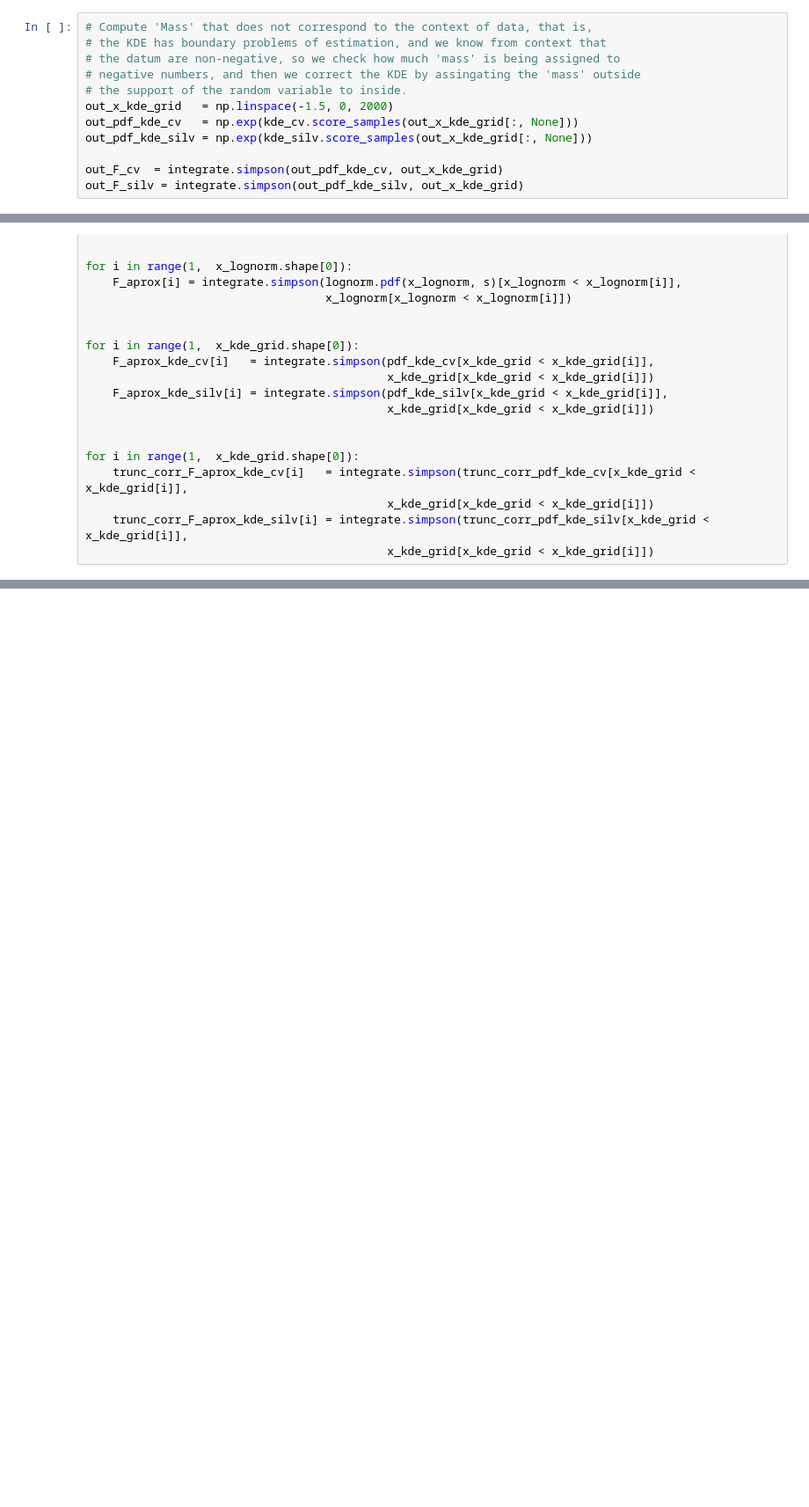
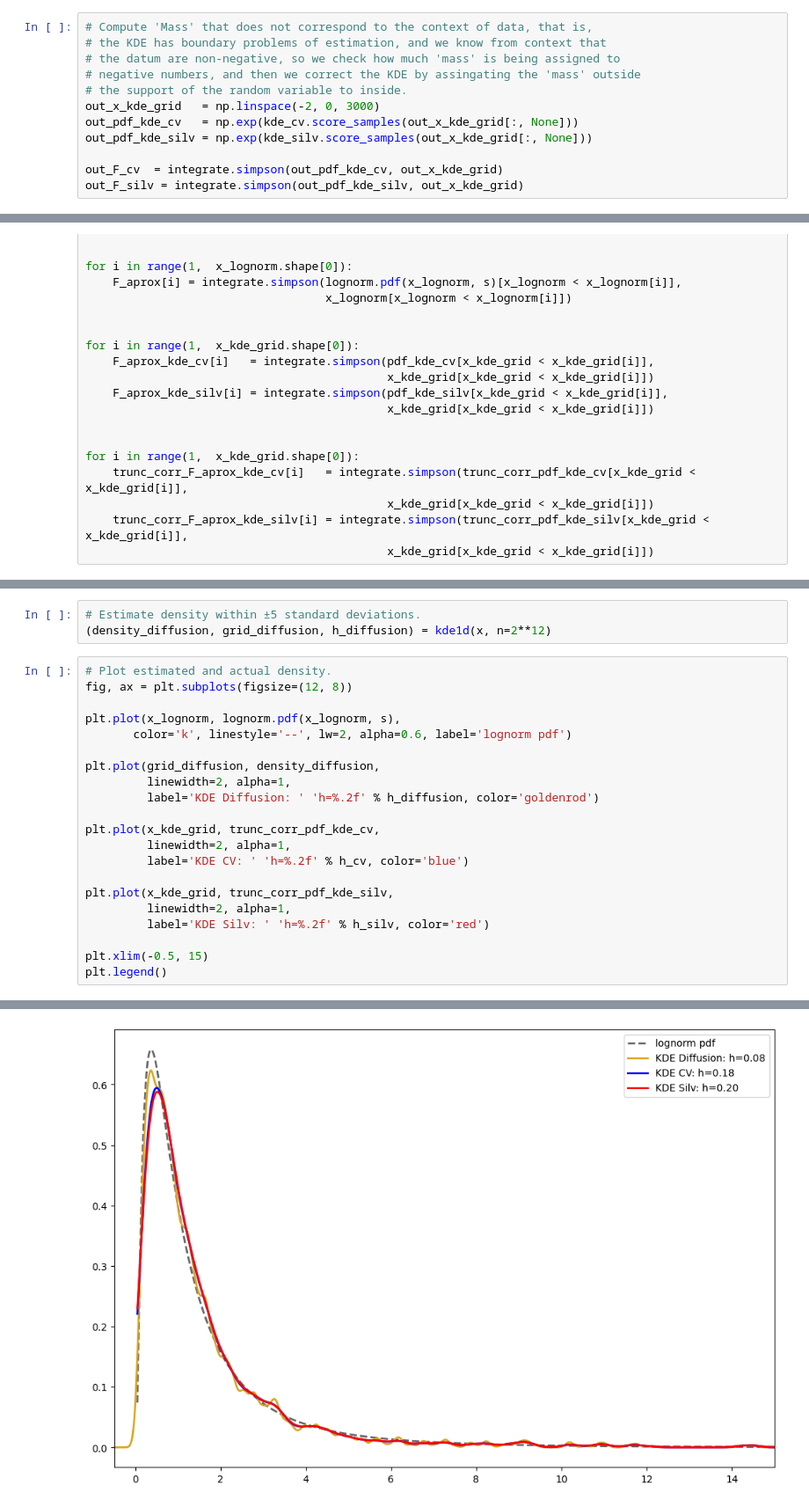
Before and after one commit to LoMarrujo/Basic-Statistics, a Jupyter notebook: Kernel Density Estimation - Lognormal Simulation.ipynb, the cells around one changed output, grey strips where cells are left out. Shown at 88% size. Drawn from its saved outputs; the diff is of its cells as text; blank space fills up the shorter version.

```diff
--- a/Kernel Density Estimation - Lognormal Simulation.ipynb
+++ b/Kernel Density Estimation - Lognormal Simulation.ipynb
@@ -68,7 +66,7 @@ plt.legend()
 # the datum are non-negative, so we check how much 'mass' is being assigned to
 # negative numbers, and then we correct the KDE by assingating the 'mass' outside
 # the support of the random variable to inside.
-out_x_kde_grid   = np.linspace(-1.5, 0, 2000)
+out_x_kde_grid   = np.linspace(-2, 0, 3000)
 out_pdf_kde_cv   = np.exp(kde_cv.score_samples(out_x_kde_grid[:, None]))
 out_pdf_kde_silv = np.exp(kde_silv.score_samples(out_x_kde_grid[:, None]))
 
@@ -159,0 +155,25 @@ plt.xlim(0,10)
+# %%
+# Estimate density within ±5 standard deviations.
+(density_diffusion, grid_diffusion, h_diffusion) = kde1d(x, n=2**12)
+# %%
+# Plot estimated and actual density.
+fig, ax = plt.subplots(figsize=(12, 8))
+
+plt.plot(x_lognorm, lognorm.pdf(x_lognorm, s),
+       color='k', linestyle='--', lw=2, alpha=0.6, label='lognorm pdf')
+
+plt.plot(grid_diffusion, density_diffusion,
+         linewidth=2, alpha=1,
+         label='KDE Diffusion: ' 'h=%.2f' % h_diffusion, color='goldenrod')
+
+plt.plot(x_kde_grid, trunc_corr_pdf_kde_cv,
+         linewidth=2, alpha=1,
+         label='KDE CV: ' 'h=%.2f' % h_cv, color='blue')
+
+plt.plot(x_kde_grid, trunc_corr_pdf_kde_silv,
+         linewidth=2, alpha=1,
+         label='KDE Silv: ' 'h=%.2f' % h_silv, color='red')
+
+plt.xlim(-0.5, 15)
+plt.legend()
+# %% [output]
@@ -159,0 +181 @@ plt.xlim(0,10)
+[figure, added]
```
Also changed, not shown: parts of 17 cells of this notebook.
